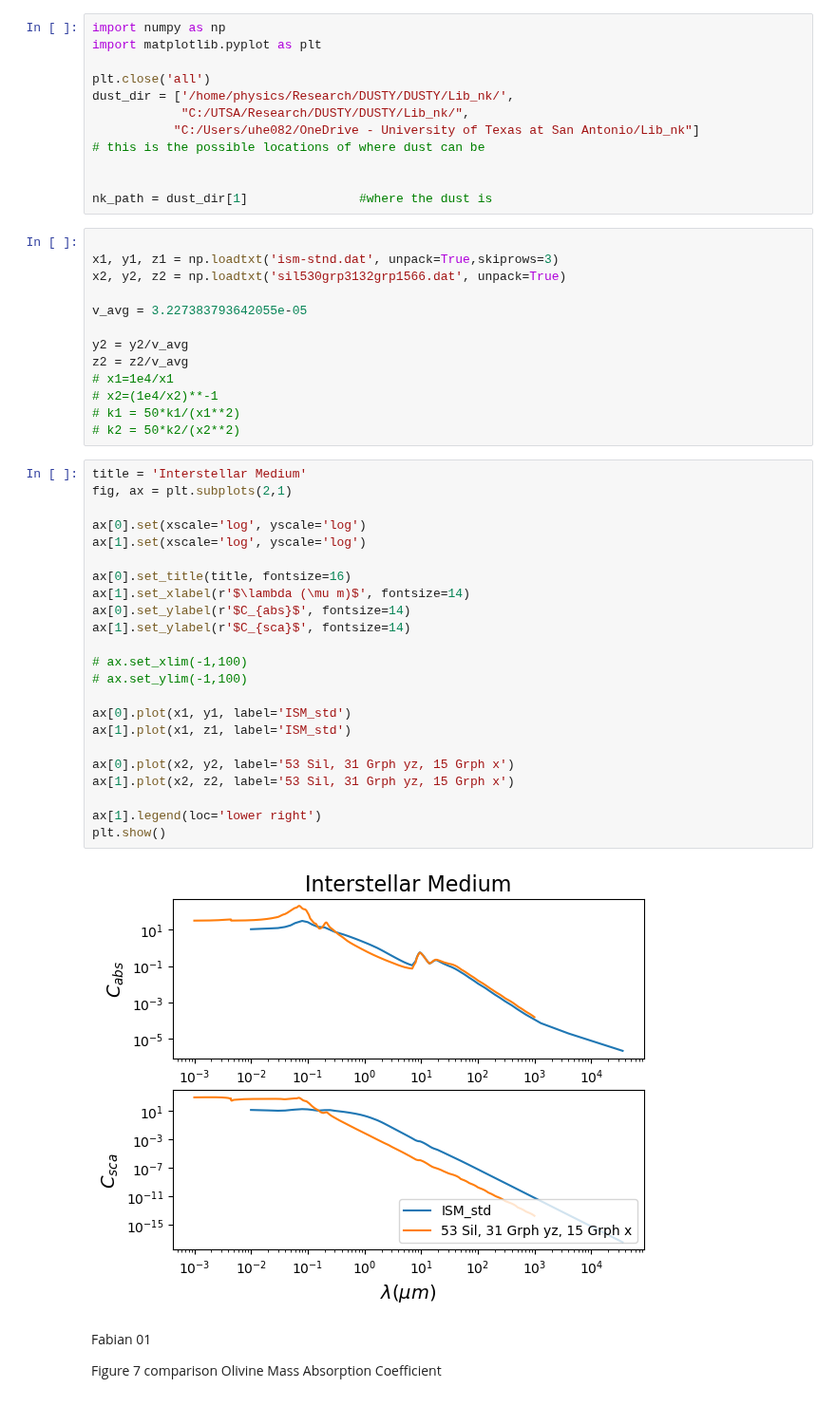
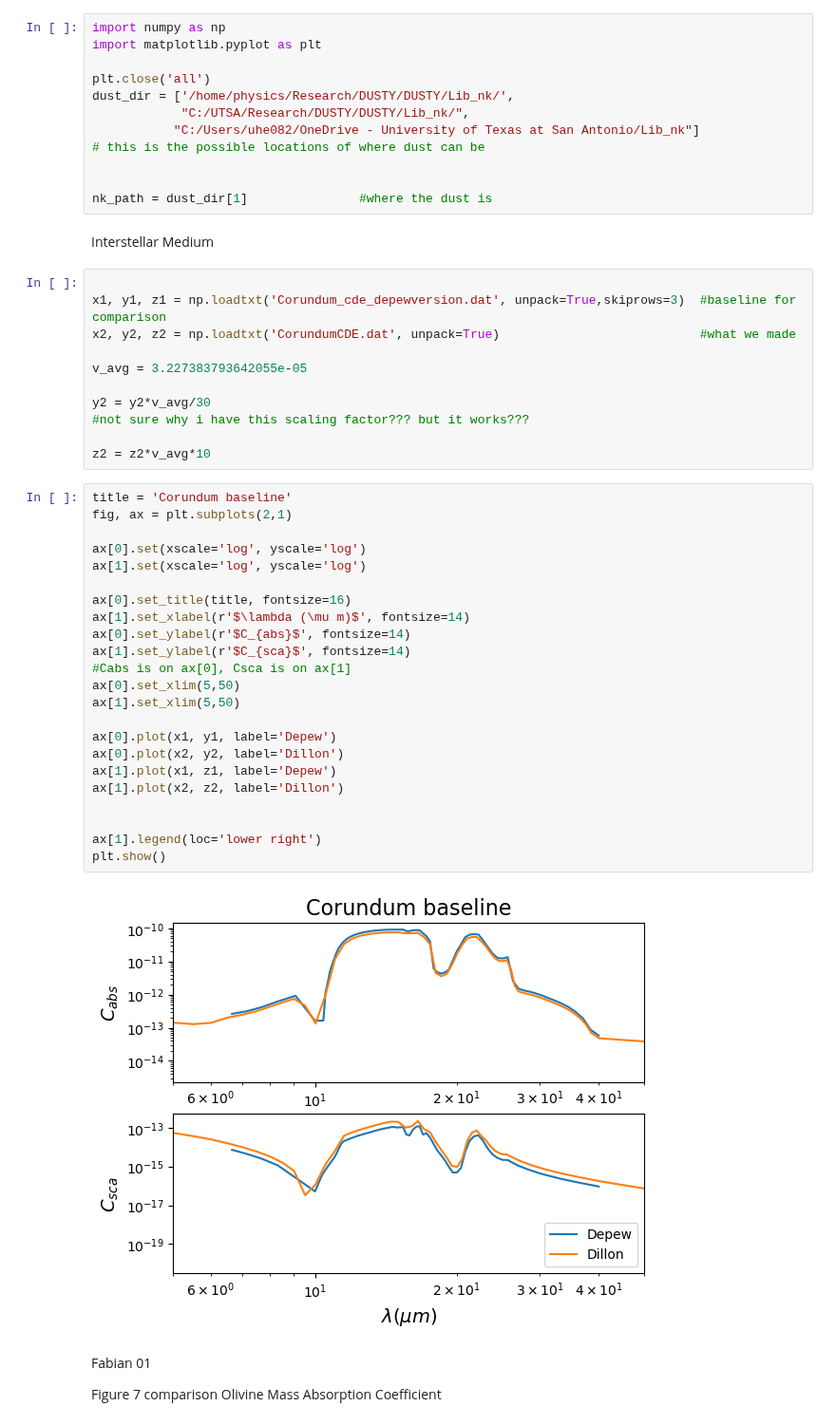
Before and after one commit to astroseandillon/Sean-Dusty, a Jupyter notebook: plot factory.ipynb, the cells around one changed output. Shown at 95% size. Cells and saved outputs as stored; diff of their text form.

Commit message:
making plots, made new cde files

```diff
--- a/plot factory.ipynb
+++ b/plot factory.ipynb
@@ -14,44 +12,44 @@ dust_dir = ['/home/physics/Research/DUSTY/DUSTY/Lib_nk/',
 
 
 nk_path = dust_dir[1]               #where the dust is
+# %% [markdown]
+Interstellar Medium
 # %%
 
-x1, y1, z1 = np.loadtxt('ism-stnd.dat', unpack=True,skiprows=3)
-x2, y2, z2 = np.loadtxt('sil530grp3132grp1566.dat', unpack=True)
+x1, y1, z1 = np.loadtxt('Corundum_cde_depewversion.dat', unpack=True,skiprows=3)  #baseline for comparison
+x2, y2, z2 = np.loadtxt('CorundumCDE.dat', unpack=True)                           #what we made
 
 v_avg = 3.227383793642055e-05
 
-y2 = y2/v_avg
-z2 = z2/v_avg
-# x1=1e4/x1
-# x2=(1e4/x2)**-1
-# k1 = 50*k1/(x1**2)
-# k2 = 50*k2/(x2**2)
+y2 = y2*v_avg/30
+#not sure why i have this scaling factor??? but it works???
+
+z2 = z2*v_avg*10
 # %%
-title = 'Interstellar Medium'
+title = 'Corundum baseline'
 fig, ax = plt.subplots(2,1)
 
 ax[0].set(xscale='log', yscale='log')
 ax[1].set(xscale='log', yscale='log')
 
 ax[0].set_title(title, fontsize=16)
 ax[1].set_xlabel(r'$\lambda (\mu m)$', fontsize=14)
 ax[0].set_ylabel(r'$C_{abs}$', fontsize=14)
 ax[1].set_ylabel(r'$C_{sca}$', fontsize=14)
+#Cabs is on ax[0], Csca is on ax[1]
+ax[0].set_xlim(5,50)
+ax[1].set_xlim(5,50)
 
-# ax.set_xlim(-1,100)
-# ax.set_ylim(-1,100)
+ax[0].plot(x1, y1, label='Depew')
+ax[0].plot(x2, y2, label='Dillon')
+ax[1].plot(x1, z1, label='Depew')
+ax[1].plot(x2, z2, label='Dillon')
 
-ax[0].plot(x1, y1, label='ISM_std')
-ax[1].plot(x1, z1, label='ISM_std')
-
-ax[0].plot(x2, y2, label='53 Sil, 31 Grph yz, 15 Grph x')
-ax[1].plot(x2, z2, label='53 Sil, 31 Grph yz, 15 Grph x')
 
 ax[1].legend(loc='lower right')
 plt.show()
 # %% [output]
-[figure, old version]
+[figure, new version]
 # %% [markdown]
 Fabian 01
 
```
Also changed, not shown: parts of 2 cells of this notebook, 5 other files.
